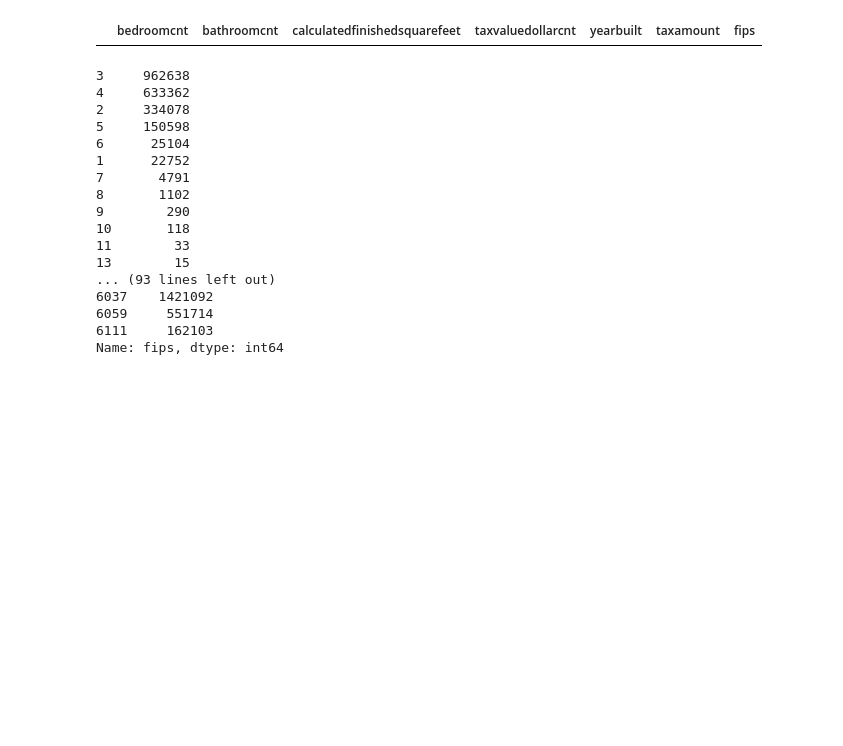
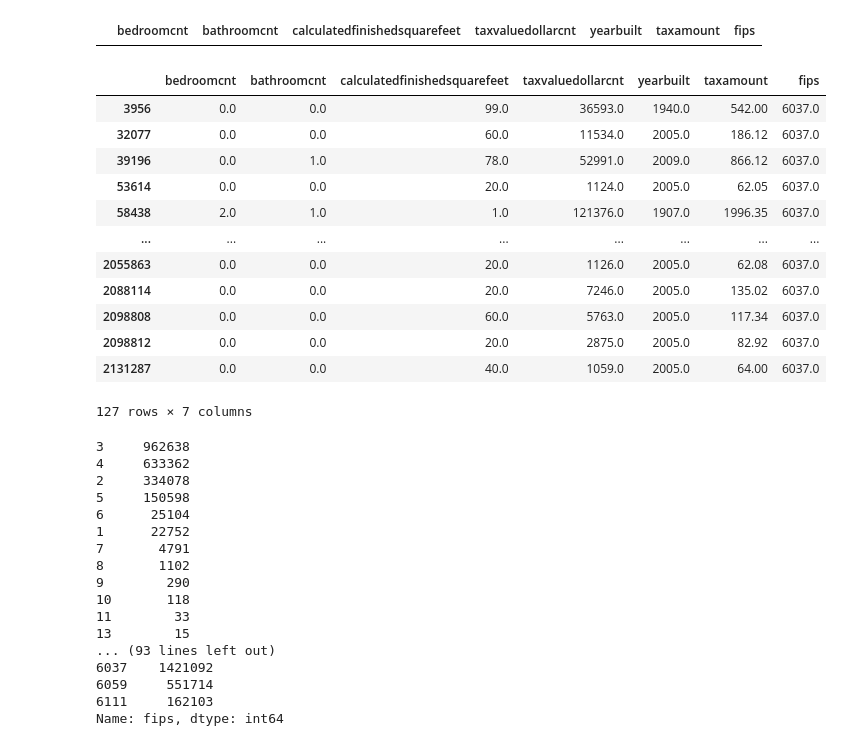
Before and after one commit to Adam-Harris87/regression-exercises, a Jupyter notebook: wrangle.ipynb, the cells around one changed output. Saved outputs shown, nothing was run; the diff lists cells and outputs as text; code cells hidden in the pictures; blank space fills up the shorter version.

```diff
--- a/wrangle.ipynb
+++ b/wrangle.ipynb
@@ -213,6 +286,22 @@ df = df[~mask]
 df
 # %% [output]
 |  | bedroomcnt | bathroomcnt | calculatedfinishedsquarefeet | taxvaluedollarcnt | yearbuilt | taxamount | fips |
+# %%
+df[df.calculatedfinishedsquarefeet <= 100]
+# %% [output]
+|  | bedroomcnt | bathroomcnt | calculatedfinishedsquarefeet | taxvaluedollarcnt | yearbuilt | taxamount | fips |
+| 3956 | 0.0 | 0.0 | 99.0 | 36593.0 | 1940.0 | 542.00 | 6037.0 |
+| 32077 | 0.0 | 0.0 | 60.0 | 11534.0 | 2005.0 | 186.12 | 6037.0 |
+| 39196 | 0.0 | 1.0 | 78.0 | 52991.0 | 2009.0 | 866.12 | 6037.0 |
+| 53614 | 0.0 | 0.0 | 20.0 | 1124.0 | 2005.0 | 62.05 | 6037.0 |
+| 58438 | 2.0 | 1.0 | 1.0 | 121376.0 | 1907.0 | 1996.35 | 6037.0 |
+| ... | ... | ... | ... | ... | ... | ... | ... |
+| 2055863 | 0.0 | 0.0 | 20.0 | 1126.0 | 2005.0 | 62.08 | 6037.0 |
+| 2088114 | 0.0 | 0.0 | 20.0 | 7246.0 | 2005.0 | 135.02 | 6037.0 |
+| 2098808 | 0.0 | 0.0 | 60.0 | 5763.0 | 2005.0 | 117.34 | 6037.0 |
+| 2098812 | 0.0 | 0.0 | 20.0 | 2875.0 | 2005.0 | 82.92 | 6037.0 |
+| 2131287 | 0.0 | 0.0 | 40.0 | 1059.0 | 2005.0 | 64.00 | 6037.0 |
+127 rows × 7 columns
 # %%
 for col in df.columns:
     print(df[col].value_counts())
```
Also changed, not shown: parts of 29 cells of this notebook, 1 other file.
